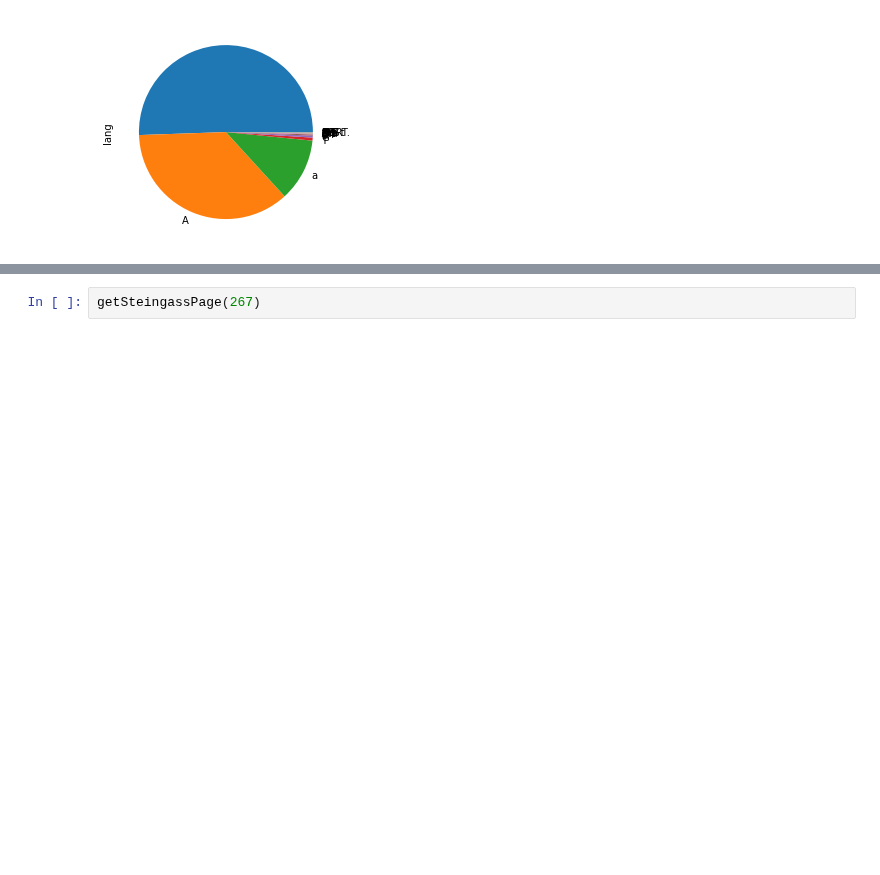
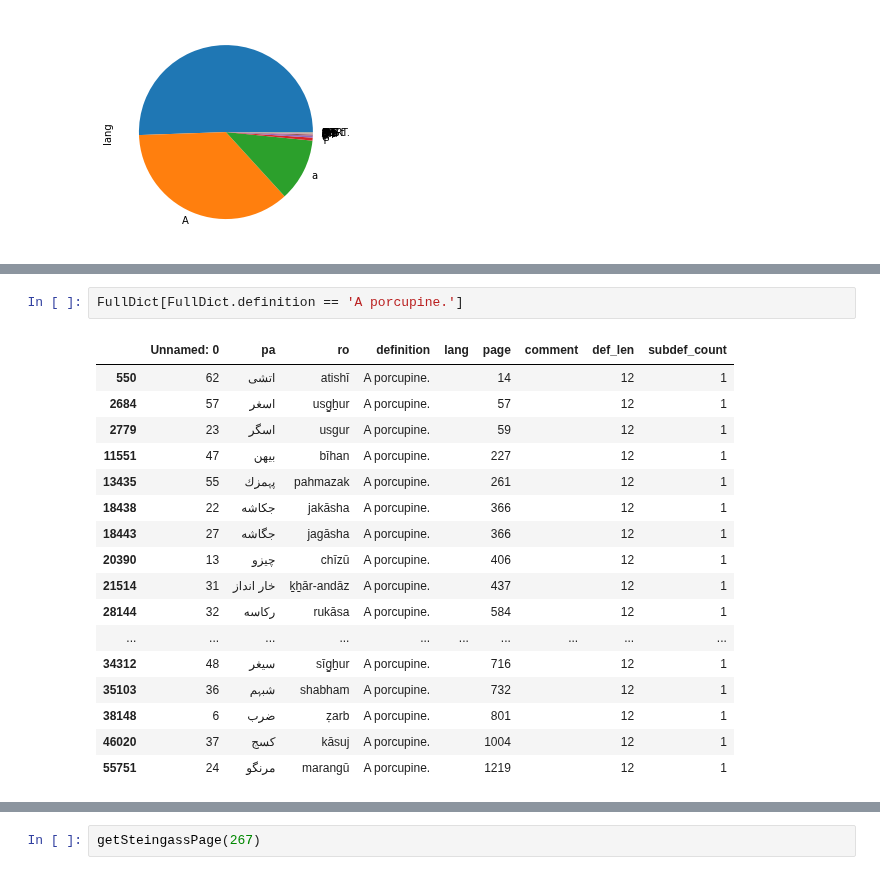
Before and after one commit to kebuhcah/experiments, a Jupyter notebook: dsal-scrape/dsal-scrape.ipynb, the cells around one changed output, grey strips where cells are left out. Drawn from its saved outputs; the diff is of its cells as text; blank space fills up the shorter version.

```diff
--- a/dsal-scrape/dsal-scrape.ipynb
+++ b/dsal-scrape/dsal-scrape.ipynb
@@ -354,0 +404,20 @@ FullDict.iloc[363].definition
+# %%
+FullDict[FullDict.definition == 'A porcupine.']
+# %% [output]
+|  | Unnamed: 0 | pa | ro | definition | lang | page | comment | def_len | subdef_count |
+| 550 | 62 | اتشى | atishī | A porcupine. |  | 14 |  | 12 | 1 |
+| 2684 | 57 | اسغر | usg̠ẖur | A porcupine. |  | 57 |  | 12 | 1 |
+| 2779 | 23 | اسگر | usgur | A porcupine. |  | 59 |  | 12 | 1 |
+| 11551 | 47 | بيهن | bīhan | A porcupine. |  | 227 |  | 12 | 1 |
+| 13435 | 55 | پ‍ﮩ‍مزك | pahmazak | A porcupine. |  | 261 |  | 12 | 1 |
+| 18438 | 22 | جکاشه | jakāsha | A porcupine. |  | 366 |  | 12 | 1 |
+| 18443 | 27 | جگاشه | jagāsha | A porcupine. |  | 366 |  | 12 | 1 |
+| 20390 | 13 | چيزو | chīzū | A porcupine. |  | 406 |  | 12 | 1 |
+| 21514 | 31 | خار انداز | ḵẖār-andāz | A porcupine. |  | 437 |  | 12 | 1 |
+| 28144 | 32 | رکاسه | rukāsa | A porcupine. |  | 584 |  | 12 | 1 |
+| ... | ... | ... | ... | ... | ... | ... | ... | ... | ... |
+| 34312 | 48 | سیغر | sīg̠ẖur | A porcupine. |  | 716 |  | 12 | 1 |
+| 35103 | 36 | شب‍ﮩ‍م | shabham | A porcupine. |  | 732 |  | 12 | 1 |
+| 38148 | 6 | ضرب | ẓarb | A porcupine. |  | 801 |  | 12 | 1 |
+| 46020 | 37 | کسج | kāsuj | A porcupine. |  | 1004 |  | 12 | 1 |
+| 55751 | 24 | مرنگو | marangū | A porcupine. |  | 1219 |  | 12 | 1 |
```
Also changed, not shown: parts of 12 cells of this notebook.
